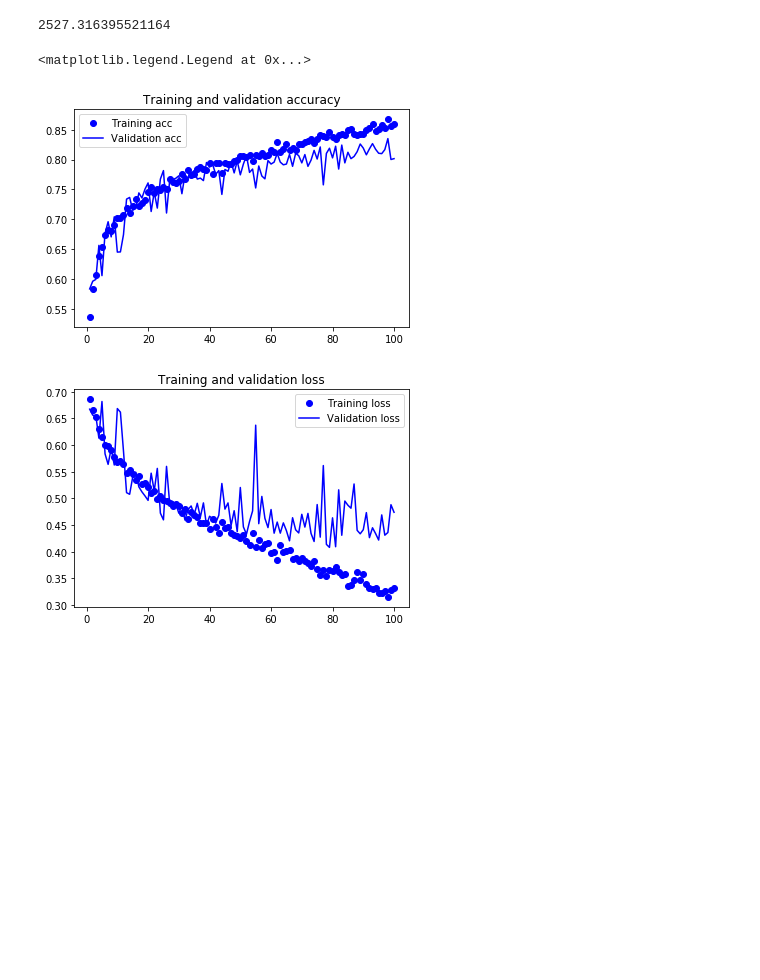
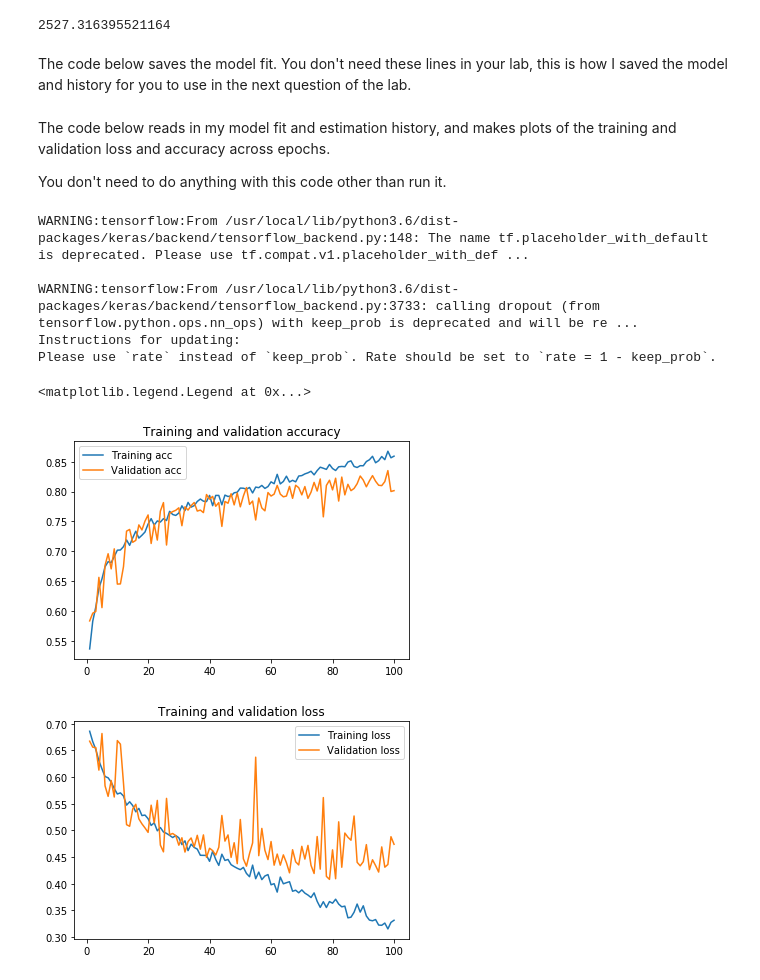
Before and after one commit to mhc-stat344ne-s2020/lab06-solutions, a Jupyter notebook: lab06.ipynb, the cells around one changed output. Cells and saved outputs as stored; diff of their text form; code cells hidden in the pictures; blank space fills up the shorter version.

```diff
--- a/lab06.ipynb
+++ b/lab06.ipynb
@@ -78,4 +132,4 @@ Compile your model.  What loss function should we use?  Add accuracy as a metric
 # %%
-model.compile(loss='binary_crossentropy',
-              optimizer=optimizers.RMSprop(lr=1e-4),
-              metrics=['acc'])
+model.compile(loss = 'binary_crossentropy',
+              optimizer = optimizers.RMSprop(lr = 1e-4),
+              metrics = ['accuracy'])
@@ -240,7 +351,8 @@ train_datagen = image.ImageDataGenerator(
     height_shift_range=0.2,
     shear_range=0.2,
     zoom_range=0.2,
-    horizontal_flip=True,)
+    horizontal_flip=True,
+    fill_mode='nearest')
 
 test_datagen = image.ImageDataGenerator(rescale=1./255)
 
@@ -284,33 +396,47 @@ Epoch 99/100
 Epoch 100/100
 100/100 [==============================] - 25s 249ms/step - loss: 0.3316 - acc: 0.8594 - val_loss: 0.4739 - val_acc: 0.8015
 2527.316395521164
+# %% [markdown]
+The code below saves the model fit.  You don't need these lines in your lab, this is how I saved the model and history for you to use in the next question of the lab.
 # %%
 model.save('/content/drive/My Drive/stat344ne_cats_and_dogs_small/cats_and_dogs_small_2.h5')
 with open('/content/drive/My Drive/stat344ne_cats_and_dogs_small/cats_and_dogs_small_2_history.pickle', 'wb') as handle:
     pickle.dump(history2, handle)
-# %%
-with open('/content/drive/My Drive/stat344ne_cats_and_dogs_small/cats_and_dogs_small_2_history.pickle', 'rb') as handle:
-    history3 = pickle.load(handle)
+# %% [markdown]
+The code below reads in my model fit and estimation history, and makes plots of the training and validation loss and accuracy across epochs.
+
+You don't need to do anything with this code other than run it.
 # %%
-acc = history3.history['acc']
-val_acc = history3.history['val_acc']
-loss = history3.history['loss']
-val_loss = history3.history['val_loss']
+# Load Evan's model fit and estimation history
+evans_model2 = models.load_model('/content/drive/My Drive/stat344ne_cats_and_dogs_small/cats_and_dogs_small_2.h5')
+with open('/content/drive/My Drive/stat344ne_cats_and_dogs_small/cats_and_dogs_small_2_history.pickle', 'rb') as handle:
+    evans_history2 = pickle.load(handle)
+
+# Plot training and validation set loss and accuracy
+acc = evans_history2.history['acc']
+val_acc = evans_history2.history['val_acc']
+loss = evans_history2.history['loss']
+val_loss = evans_history2.history['val_loss']
 
 epochs = range(1, len(acc) + 1)
 
-plt.plot(epochs, acc, 'bo', label='Training acc')
-plt.plot(epochs, val_acc, 'b', label='Validation acc')
+plt.plot(epochs, acc, label='Training acc')
+plt.plot(epochs, val_acc, label='Validation acc')
 plt.title('Training and validation accuracy')
 plt.legend()
 
 plt.figure()
 
-plt.plot(epochs, loss, 'bo', label='Training loss')
-plt.plot(epochs, val_loss, 'b', label='Validation loss')
+plt.plot(epochs, loss, label='Training loss')
+plt.plot(epochs, val_loss, label='Validation loss')
 plt.title('Training and validation loss')
 plt.legend()
 # %% [output]
-<matplotlib.legend.Legend at 0x...>
+WARNING:tensorflow:From /usr/local/lib/python3.6/dist-packages/keras/backend/tensorflow_backend.py:148: The name tf.placeholder_with_default is deprecated. Please use tf.compat.v1.placeholder_with_def ...
+
+WARNING:tensorflow:From /usr/local/lib/python3.6/dist-packages/keras/backend/tensorflow_backend.py:3733: calling dropout (from tensorflow.python.ops.nn_ops) with keep_prob is deprecated and will be re ...
+Instructions for updating:
+Please use `rate` instead of `keep_prob`. Rate should be set to `rate = 1 - keep_prob`.
+<matplotlib.legend.Legend at 0x...>
-[figure, old version]
+[figure, new version]
-[figure, old version]
+[figure, new version]
```
Also changed, not shown: parts of 20 cells of this notebook.
